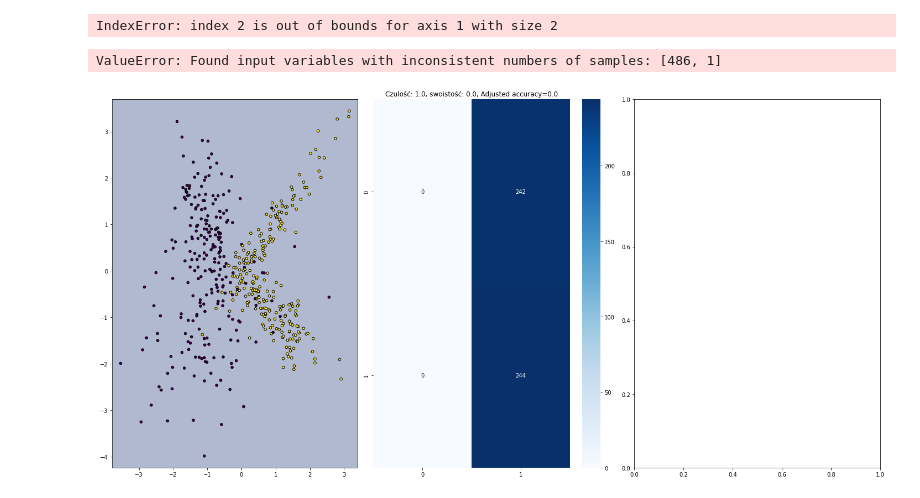
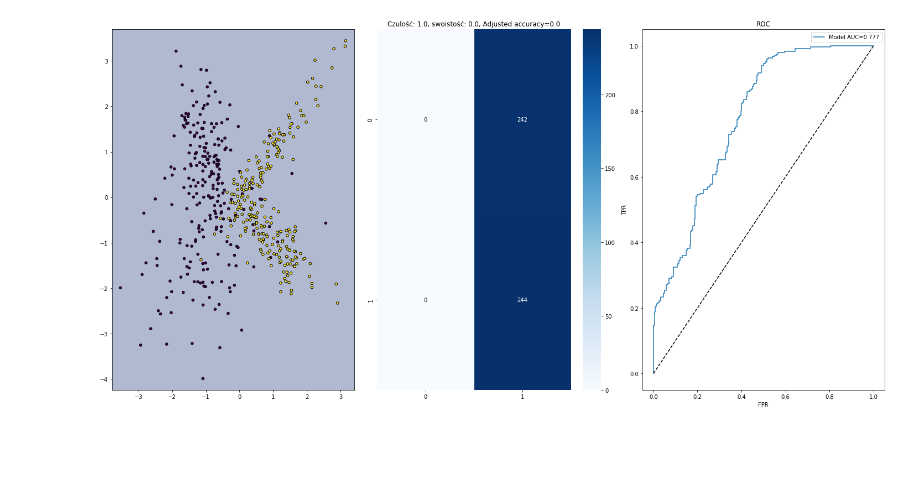
Before and after one commit to DonChaka/PUM, a Jupyter notebook: 8.SiecNeuronowa/8.SiecNeuronowa.ipynb, the cells around one changed output. Saved outputs shown, nothing was run; the diff lists cells and outputs as text; code cells hidden in the pictures; blank space fills up the shorter version.

```diff
--- a/8.SiecNeuronowa/8.SiecNeuronowa.ipynb
+++ b/8.SiecNeuronowa/8.SiecNeuronowa.ipynb
@@ -76,7 +76,7 @@ class PUMData:
         return self
 # %%
 class ActivationFunction(ABC):
-    threshold = 0
+    threshold = 0.5
 
     @abstractmethod
     def __call__(self, x: ndarray) -> ndarray:
@@ -98,35 +98,33 @@ class Heaviside(ActivationFunction):
 
 class Sin(ActivationFunction):
     def __call__(self, x: ndarray) -> ndarray:
-        return np.sin(x)
+        return (np.sin(x)+1)/2
 
     def derivative(self, x: ndarray) -> ndarray:
         return np.cos(x)
 
 class Tanh(ActivationFunction):
     def __call__(self, x: ndarray) -> ndarray:
-        return np.tanh(x)
+        return (np.tanh(x)+1)/2
 
     def derivative(self, x: ndarray) -> ndarray:
         return 1 / (np.cosh(x) ** 2)
 
 class Sign(ActivationFunction):
     def __call__(self, x: ndarray) -> ndarray:
-        return np.sign(x)
+        return (np.sign(x) + 1)/2
 
     def derivative(self, x: ndarray) -> ndarray:
         return np.ones_like(x)
 
 class Relu(ActivationFunction):
     def __call__(self, x: ndarray) -> ndarray:
-        return np.where(x >= 0, x, 0)
+        return np.where(x > 0, x, 0)
 
     def derivative(self, x: ndarray) -> ndarray:
-        return np.where(x >= 0, 1, 0)
+        return np.where(x > 0, 1, 0)
 
 class LeakyRelu(ActivationFunction):
-    threshold = 0.01
-
     def __call__(self, x: ndarray) -> ndarray:
         return np.where(x >= 0, x, 0.01 * x)
 
@@ -134,8 +132,6 @@ class LeakyRelu(ActivationFunction):
         return np.where(x >= 0, 1, 0.01)
 
 class Sigmoid(ActivationFunction):
-    threshold = 0.5
-
     def __call__(self, x: ndarray) -> ndarray:
         return 1 / (1 + np.exp(-x))
 
@@ -295,15 +244,16 @@ def display_neural_network(model: NeuralNetwork, data: PUMData):
     ax[0].set_xlim(x_min, x_max)
     ax[0].set_ylim(y_min, y_max)
 
-    predictions = model.predict(data.x_test)
+    predictions = model.predict(data.x_test).reshape(data.y_test.shape)
     cm = confusion_matrix(data.y_test, predictions, labels=[0, 1])
     sensitivity = cm[1, 1] / (cm[1, 0] + cm[1, 1])
     specifity = cm[0, 0] / (cm[0, 0] + cm[0, 1])
 
     sns.heatmap(cm, annot=True, fmt="d", ax=ax[1], cmap="Blues")
-    ax[1].set_title(f'Czulość: {sensitivity}, swoistość: {specifity}, Adjusted accuracy={balanced_accuracy_score(data.y_test, predictions, adjusted=True)}')
+    ax[1].set_title(
+        f'Czulość: {sensitivity}, swoistość: {specifity}, Adjusted accuracy={balanced_accuracy_score(data.y_test, predictions, adjusted=True)}')
 
-    decision_function = model.decision_function(data.x_test)
+    decision_function = model.decision_function(data.x_test).reshape(data.y_test.shape)
     fpr, tpr, thresholds = roc_curve(data.y_test, decision_function)
     ax[2].plot(fpr, tpr, label=f'Model AUC={roc_auc_score(data.y_test, decision_function):.3f}')
     ax[2].plot([0, 1], [0, 1], 'k--')
@@ -313,6 +263,7 @@ def display_neural_network(model: NeuralNetwork, data: PUMData):
     ax[2].legend()
     plt.show()
 
-    return balanced_accuracy_score(data.y_test, predictions, adjusted=True)
+    # return balanced_accuracy_score(data.y_test, predictions, adjusted=True)
+    return decision_function
 # %%
 linear_data = PUMData(make_classification(n_samples=n_samples, n_features=2, n_redundant=0, n_classes=2, n_clusters_per_class=2, random_state=random_state), random_state=random_state).transpose_data()
@@ -320,10 +271,15 @@ data_moons = PUMData(make_moons(n_samples=n_samples, noise=0.05, random_state=ra
+# %%
+model = NeuralNetwork([
+    DenseLayer(2, 16),
+    ActivationLayer('sigmoid'),
+    DenseLayer(16, 8),
+    ActivationLayer('sigmoid'),
+    DenseLayer(8, 1),
+    ActivationLayer('sigmoid')
+])
 # %%
-model = NeuralNetwork([2, 128, 128, 128, 1], batch_size=2)
-model.fit(linear_data.x_train, linear_data.y_train, epochs=2000, verbose=True)
+model.fit(linear_data.x_train, linear_data.y_train, epochs=1000, verbose=True, learning_rate=0.1)
-# %% [output]
-IndexError: index 2 is out of bounds for axis 1 with size 2
 # %%
-display_neural_network(model, linear_data)
+decision = display_neural_network(model, linear_data)
 # %% [output]
-ValueError: Found input variables with inconsistent numbers of samples: [486, 1]
-[figure, old version]
+[figure, new version]
```
Also changed, not shown: parts of 4 cells of this notebook, 1 other file.
